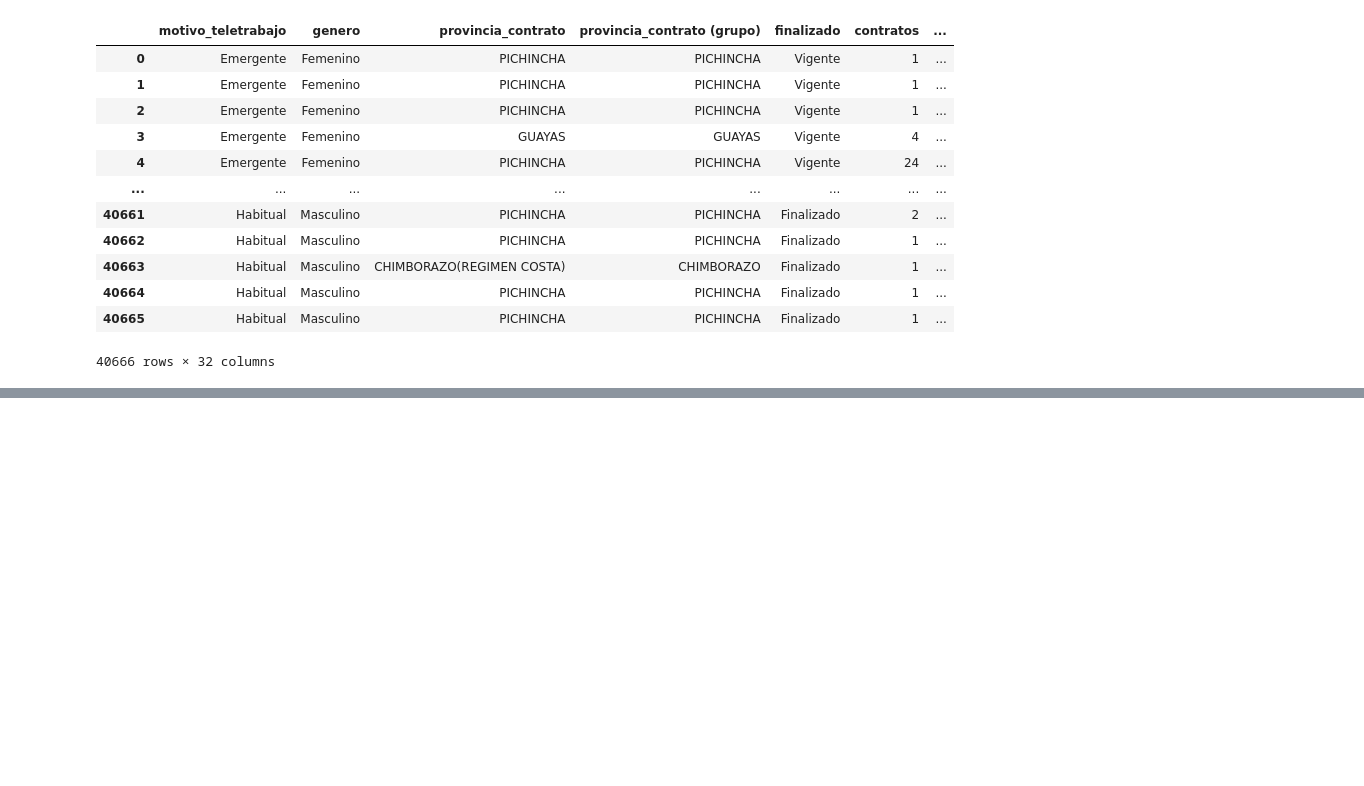
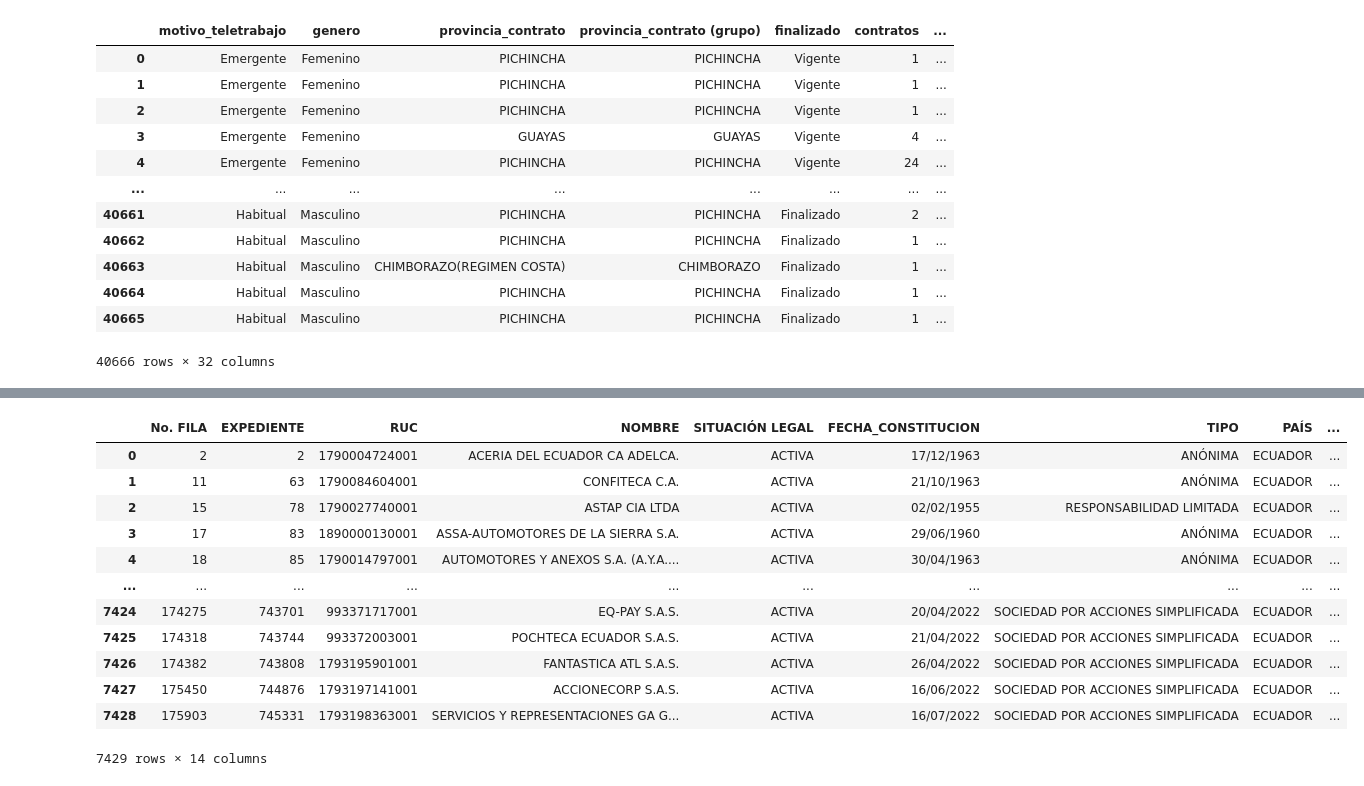
Before and after one commit to Cmenesess/TawsDatathon, a Jupyter notebook: notebooks/2_manipulacion.ipynb, the cells around one changed output, grey strips where cells are left out. Cells and saved outputs as stored; diff of their text form; code cells hidden in the pictures; blank space fills up the shorter version.

Commit message:
all data merge

```diff
--- a/notebooks/2_manipulacion.ipynb
+++ b/notebooks/2_manipulacion.ipynb
@@ -76,0 +97,17 @@ df
+# %%
+df3 = pd.read_csv("../data/super_cias_filtered.csv")
+df3
+# %% [output]
+|  | No. FILA | EXPEDIENTE | RUC | NOMBRE | SITUACIÓN LEGAL | FECHA_CONSTITUCION | TIPO | PAÍS | ... |
+| 0 | 2 | 2 | 1790004724001 | ACERIA DEL ECUADOR CA ADELCA. | ACTIVA | 17/12/1963 | ANÓNIMA | ECUADOR | ... |
+| 1 | 11 | 63 | 1790084604001 | CONFITECA C.A. | ACTIVA | 21/10/1963 | ANÓNIMA | ECUADOR | ... |
+| 2 | 15 | 78 | 1790027740001 | ASTAP CIA LTDA | ACTIVA | 02/02/1955 | RESPONSABILIDAD LIMITADA | ECUADOR | ... |
+| 3 | 17 | 83 | 1890000130001 | ASSA-AUTOMOTORES DE LA SIERRA S.A. | ACTIVA | 29/06/1960 | ANÓNIMA | ECUADOR | ... |
+| 4 | 18 | 85 | 1790014797001 | AUTOMOTORES Y ANEXOS S.A. (A.Y.A.... | ACTIVA | 30/04/1963 | ANÓNIMA | ECUADOR | ... |
+| ... | ... | ... | ... | ... | ... | ... | ... | ... | ... |
+| 7424 | 174275 | 743701 | 993371717001 | EQ-PAY S.A.S. | ACTIVA | 20/04/2022 | SOCIEDAD POR ACCIONES SIMPLIFICADA | ECUADOR | ... |
+| 7425 | 174318 | 743744 | 993372003001 | POCHTECA ECUADOR S.A.S. | ACTIVA | 21/04/2022 | SOCIEDAD POR ACCIONES SIMPLIFICADA | ECUADOR | ... |
+| 7426 | 174382 | 743808 | 1793195901001 | FANTASTICA ATL S.A.S. | ACTIVA | 26/04/2022 | SOCIEDAD POR ACCIONES SIMPLIFICADA | ECUADOR | ... |
+| 7427 | 175450 | 744876 | 1793197141001 | ACCIONECORP S.A.S. | ACTIVA | 16/06/2022 | SOCIEDAD POR ACCIONES SIMPLIFICADA | ECUADOR | ... |
+| 7428 | 175903 | 745331 | 1793198363001 | SERVICIOS Y REPRESENTACIONES GA G... | ACTIVA | 16/07/2022 | SOCIEDAD POR ACCIONES SIMPLIFICADA | ECUADOR | ... |
+7429 rows × 14 columns
```
Also changed, not shown: parts of 12 cells of this notebook, 2 other files.
